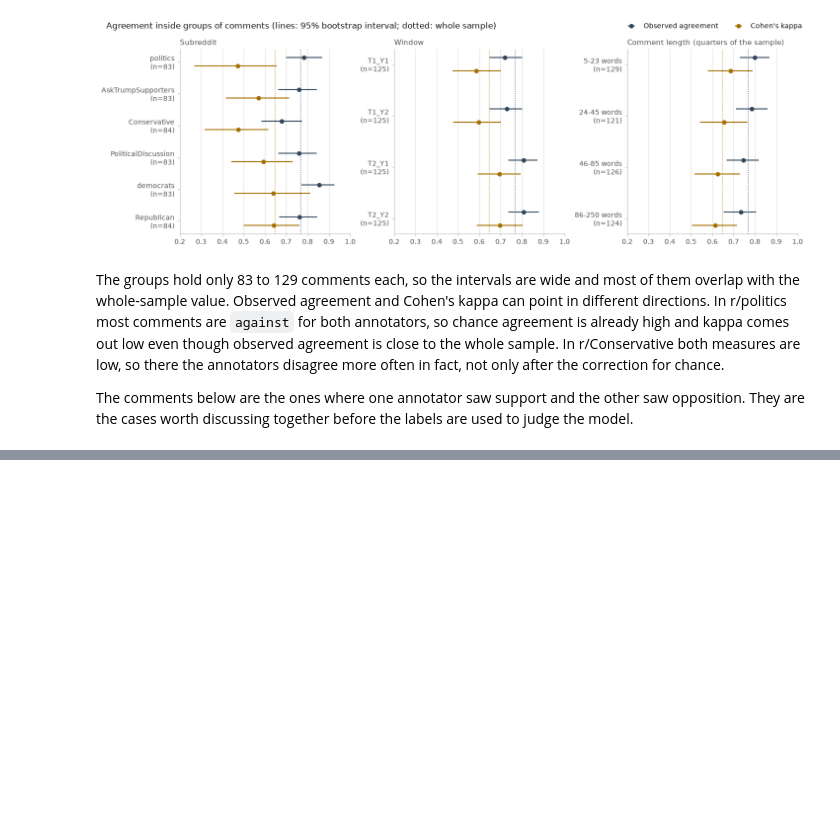
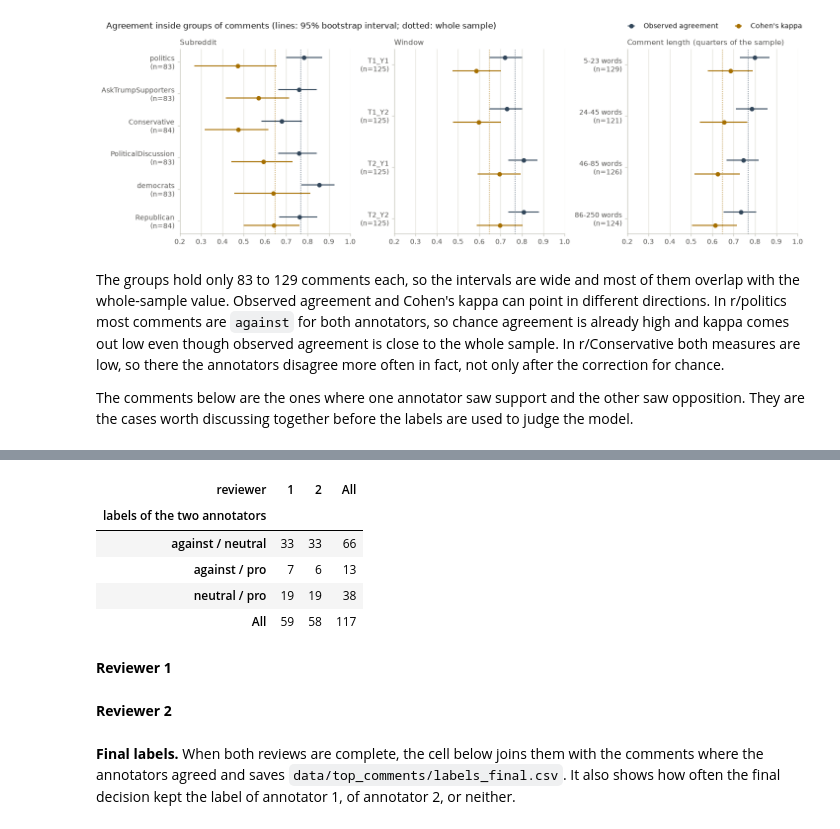
Before and after one commit to khorunzhaviktoriia/reddit_analysis_project, a Jupyter notebook: notebooks/EDA/top_comments_eda.ipynb, the cells around one changed output, grey strips where cells are left out. Saved outputs shown, nothing was run; the diff lists cells and outputs as text; code cells hidden in the pictures; blank space fills up the shorter version.

Commit message:
Reviewing disagreements in annotations

```diff
--- a/notebooks/EDA/top_comments_eda.ipynb
+++ b/notebooks/EDA/top_comments_eda.ipynb
@@ -486,0 +520,71 @@ with pd.option_context("display.max_colwidth", None):
+# %%
+FINAL_PATH = LABEL_DIR / "labels_final.csv"
+
+
+def review_path(reviewer):
+    return LABEL_DIR / f"review_reviewer{reviewer}.csv"
+
+
+disagreements = pairs.loc[pairs["label_1"] != pairs["label_2"]].copy()
+disagreements["kind"] = [" / ".join(sorted(p)) for p in zip(disagreements["label_1"], disagreements["label_2"])]
+# alternating over the comments sorted by kind gives each reviewer half of every kind of disagreement
+disagreements = disagreements.sort_values(["kind", "order"])
+disagreements["reviewer"] = np.arange(len(disagreements)) % 2 + 1
+display(pd.crosstab(disagreements["kind"], disagreements["reviewer"], margins=True)
+        .rename_axis(index="labels of the two annotators", columns="reviewer"))
+
+
+def load_review(reviewer, ids):
+    path = review_path(reviewer)
+    if not path.exists():
+        return {}
+    saved = pd.read_csv(path, dtype=str)
+    stale = set(saved["id"]) - set(ids)
+    assert not stale, f"{path.name} has {len(stale)} comments that are not among this reviewer's disagreements; were the labels changed?"
+    return dict(saved[["id", "final"]].to_numpy())
+
+
+def save_review(reviewer, done):
+    path = review_path(reviewer)
+    tmp = path.with_suffix(".tmp")
+    pd.DataFrame(list(done.items()), columns=["id", "final"]).to_csv(tmp, index=False, lineterminator="\n")
+    tmp.replace(path)
+
+
+def review(reviewer):
+    """Show this reviewer's half of the disagreements with both labels and ask for the final one. Saved after every comment."""
+    rows = disagreements[disagreements["reviewer"] == reviewer].sort_values("order").reset_index(drop=True)
+    done = load_review(reviewer, rows["id"])
+    i = next((k for k, comment_id in enumerate(rows["id"]) if comment_id not in done), len(rows))
+    try:
+        while i < len(rows):
+            row = rows.loc[i]
+            show(row, f"Reviewer {reviewer} | disagreement {i + 1} of {len(rows)} | {len(done)} decided")
+            print("\n" + "-" * LINE_WIDTH)
+            print(f"Annotator 1: {row['label_1']}    Annotator 2: {row['label_2']}")
+            current = f" (now: {done[row['id']]}, Enter keeps it)" if row["id"] in done else ""
+            answer = input(f"\nFinal label: [a] against  [n] neutral  [p] pro  [s] skip  [b] back  [q] stop{current} > ").strip().lower()
+            if answer == "q":
+                break
+            if answer == "b":
+                i = max(i - 1, 0)
+            elif answer in KEYS:
+                done[row["id"]] = KEYS[answer]
+                save_review(reviewer, done)
+                i += 1
+            elif answer == "" and current:
+                i += 1
+    except (StdinNotImplementedError, KeyboardInterrupt):
+        pass                                                   # no keyboard input (for example during an export)
+    clear_output(wait=True)
+    print(f"Reviewer {reviewer}: {len(done)} of {len(rows)} disagreements are decided"
+          + ("" if len(done) == len(rows) else "; run this cell to continue"))
+# %% [output]
+| reviewer | 1 | 2 | All |
+| labels of the two annotators |  |  |  |
+| against / neutral | 33 | 33 | 66 |
+| against / pro | 7 | 6 | 13 |
+| neutral / pro | 19 | 19 | 38 |
+| All | 59 | 58 | 117 |
+# %% [markdown]
+**Reviewer 1**
@@ -486,0 +593,2 @@ with pd.option_context("display.max_colwidth", None):
+# %% [markdown]
+**Reviewer 2**
@@ -486,0 +597,2 @@ with pd.option_context("display.max_colwidth", None):
+# %% [markdown]
+**Final labels.** When both reviews are complete, the cell below joins them with the comments where the annotators agreed and saves `data/top_comments/labels_final.csv`. It also shows how often the final decision kept the label of annotator 1, of annotator 2, or neither.
```
Also changed, not shown: parts of 4 cells of this notebook.
